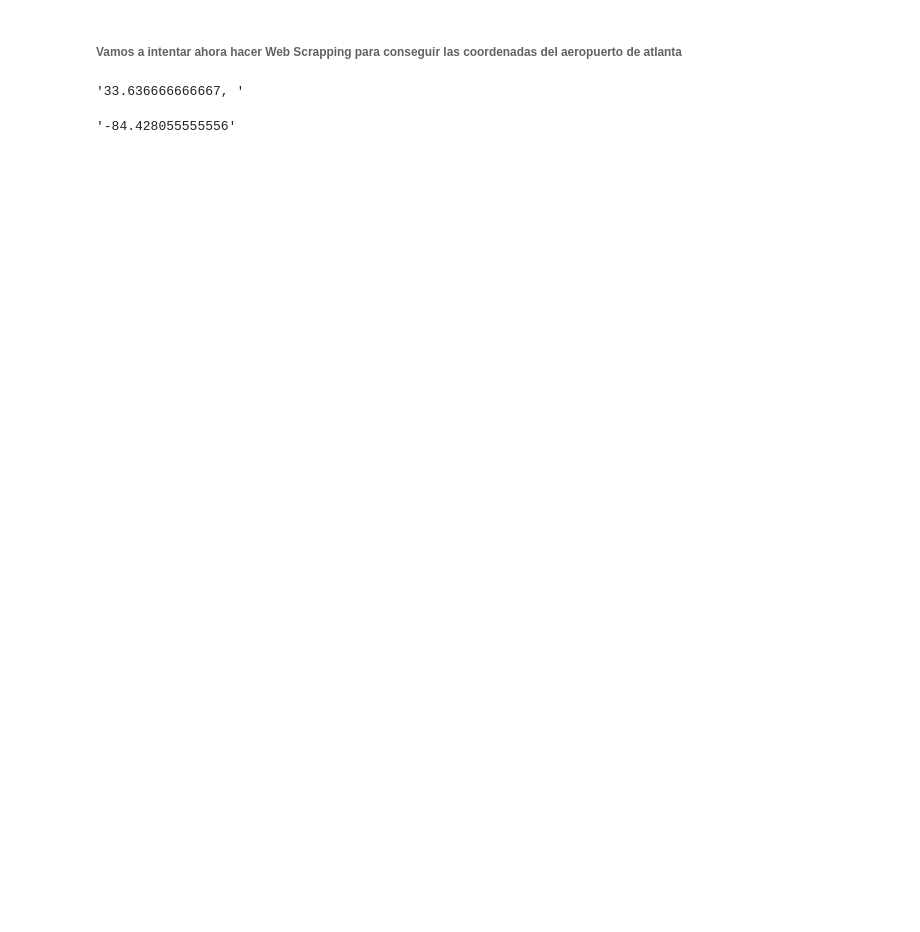
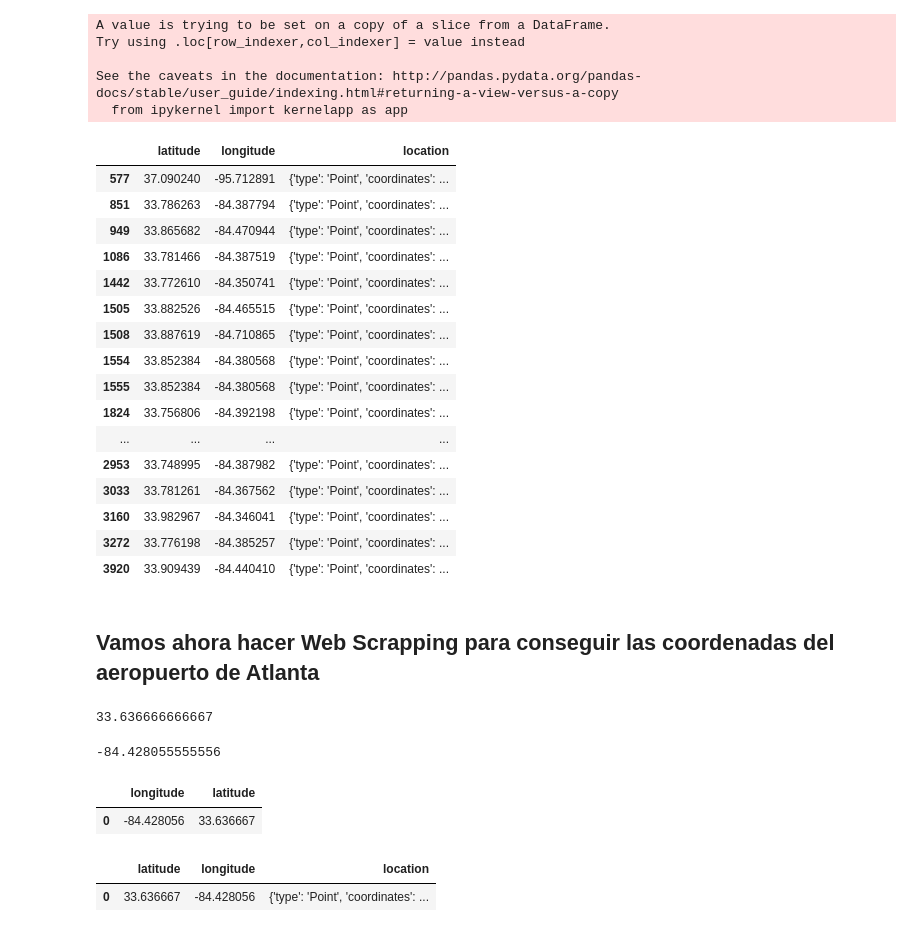
Before and after one commit to ricardoafsp/project-mongodb-geospartial, a Jupyter notebook: src/project-mongodb-geospartial.ipynb, the cells around one changed output. Drawn from its saved outputs; the diff is of its cells as text; code cells hidden in the pictures; blank space fills up the shorter version.

```diff
--- a/src/project-mongodb-geospartial.ipynb
+++ b/src/project-mongodb-geospartial.ipynb
@@ -47,6 +48,46 @@ len(atlanta)
 20
+# %%
+def asGeoJSON(lat,lng):
+    try:
+        lat = float(lat)
+        lng = float(lng)
+        if not math.isnan(lat) and not math.isnan(lng):
+            return {
+                "type":"Point",
+                "coordinates":[lng,lat]
+            }
+    except Exception:
+        print("Invalid data")
+        return None
+
+
+atlanta["location"] = atlanta[["latitude","longitude"]].apply(lambda x:asGeoJSON(x.latitude,x.longitude), axis=1)
+atlanta[["latitude","longitude","location"]]
+# %% [output]
+A value is trying to be set on a copy of a slice from a DataFrame.
+Try using .loc[row_indexer,col_indexer] = value instead
+
+See the caveats in the documentation: http://pandas.pydata.org/pandas-docs/stable/user_guide/indexing.html#returning-a-view-versus-a-copy
+  from ipykernel import kernelapp as app
+|  | latitude | longitude | location |
+| 577 | 37.090240 | -95.712891 | {'type': 'Point', 'coordinates': ... |
+| 851 | 33.786263 | -84.387794 | {'type': 'Point', 'coordinates': ... |
+| 949 | 33.865682 | -84.470944 | {'type': 'Point', 'coordinates': ... |
+| 1086 | 33.781466 | -84.387519 | {'type': 'Point', 'coordinates': ... |
+| 1442 | 33.772610 | -84.350741 | {'type': 'Point', 'coordinates': ... |
+| 1505 | 33.882526 | -84.465515 | {'type': 'Point', 'coordinates': ... |
+| 1508 | 33.887619 | -84.710865 | {'type': 'Point', 'coordinates': ... |
+| 1554 | 33.852384 | -84.380568 | {'type': 'Point', 'coordinates': ... |
+| 1555 | 33.852384 | -84.380568 | {'type': 'Point', 'coordinates': ... |
+| 1824 | 33.756806 | -84.392198 | {'type': 'Point', 'coordinates': ... |
+| ... | ... | ... | ... |
+| 2953 | 33.748995 | -84.387982 | {'type': 'Point', 'coordinates': ... |
+| 3033 | 33.781261 | -84.367562 | {'type': 'Point', 'coordinates': ... |
+| 3160 | 33.982967 | -84.346041 | {'type': 'Point', 'coordinates': ... |
+| 3272 | 33.776198 | -84.385257 | {'type': 'Point', 'coordinates': ... |
+| 3920 | 33.909439 | -84.440410 | {'type': 'Point', 'coordinates': ... |
 # %% [markdown]
-###### Vamos a intentar ahora hacer Web Scrapping para conseguir las coordenadas del aeropuerto de atlanta
+## Vamos ahora hacer Web Scrapping para conseguir las coordenadas del aeropuerto de Atlanta
 # %%
 url = 'https://es.wikipedia.org/wiki/Aeropuerto_Internacional_Hartsfield-Jackson'
 res = requests.get(url)
@@ -54,12 +95,14 @@ soup = BeautifulSoup(res.text, 'html.parser')
 # %%
 airportLat = soup.select('span.latitude')
 airportLatitud = [a.text for a in airportLat]
-airportLatitud[1]
+airportLatitud = airportLatitud[1].split(',')
+airportLatitud = float(airportLatitud[0])
+airportLatitud
 # %% [output]
-'33.636666666667, '
+33.636666666667
 # %%
 airportLon = soup.select('span.longitude')
-airportLongitud = [a.text for a in airportLon]
-airportLongitud[1]
+airportLongitud = float([a.text for a in airportLon][1])
+airportLongitud
 # %% [output]
-'-84.428055555556'
+-84.428055555556
@@ -65,0 +112,26 @@ airportLongitud[1]
+# %%
+aeropuerto = pd.DataFrame({'longitude': airportLongitud, 'latitude': airportLatitud}, index=[0])
+aeropuerto
+# %% [output]
+|  | longitude | latitude |
+| 0 | -84.428056 | 33.636667 |
+# %%
+def asGeoJSON(lat,lng):
+    try:
+        lat = float(lat)
+        lng = float(lng)
+        if not math.isnan(lat) and not math.isnan(lng):
+            return {
+                "type":"Point",
+                "coordinates":[lng,lat]
+            }
+    except Exception:
+        print("Invalid data")
+        return None
+
+
+aeropuerto["location"] = aeropuerto[["latitude","longitude"]].apply(lambda x:asGeoJSON(x.latitude,x.longitude), axis=1)
+aeropuerto[["latitude","longitude","location"]]
+# %% [output]
+|  | latitude | longitude | location |
+| 0 | 33.636667 | -84.428056 | {'type': 'Point', 'coordinates': ... |
```
Also changed, not shown: parts of 12 cells of this notebook.
